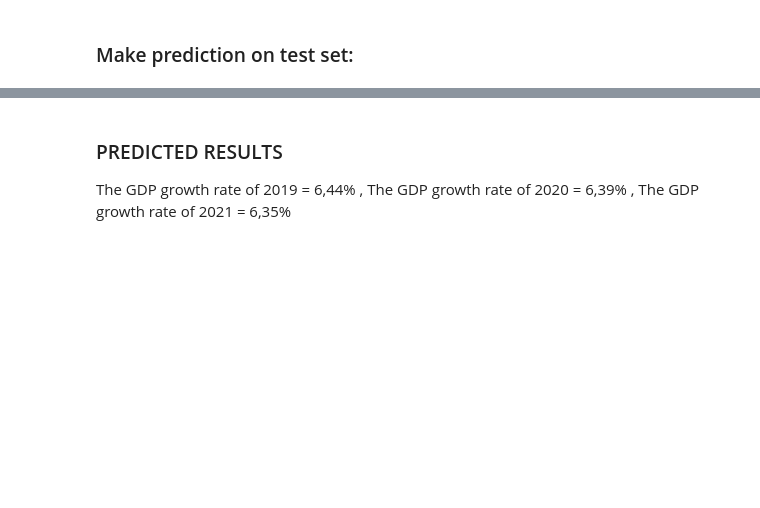
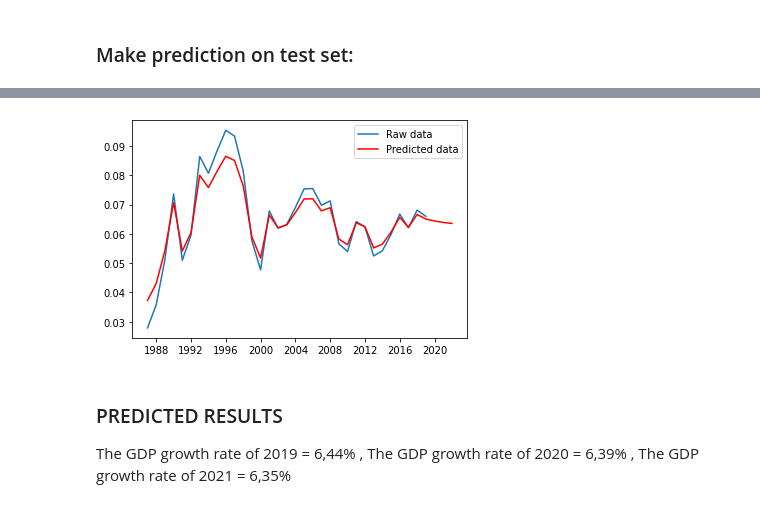
Before and after one commit to NTPhong71/Predict-GDP-growth-rate-of-Vietnam, a Jupyter notebook: Predicting.ipynb, the cells around one changed output, grey strips where cells are left out. Saved outputs shown, nothing was run; the diff lists cells and outputs as text; code cells hidden in the pictures; blank space fills up the shorter version.

```diff
--- a/Predicting.ipynb
+++ b/Predicting.ipynb
@@ -134,3 +246,3 @@ plt.show()
 # %%
-pred_fix = pred.shift(-1)
+pred_fix = pred.shift(-1).dropna()
 pred_fix
@@ -137,7 +267,10 @@ pred_fix
 # %%
-plt.plot(Data)
-plt.plot(pred_fix, color='r')
+plt.plot(Data, label = 'Raw data')
+plt.plot(pred_fix, color='r', label = 'Predicted data')
+leg = plt.legend(loc='upper right')
 plt.show()
+# %% [output]
+[figure, added]
 # %% [markdown]
 ### PREDICTED RESULTS
 The GDP growth rate of 2019 = 6,44%
```
Also changed, not shown: parts of 32 cells of this notebook.
